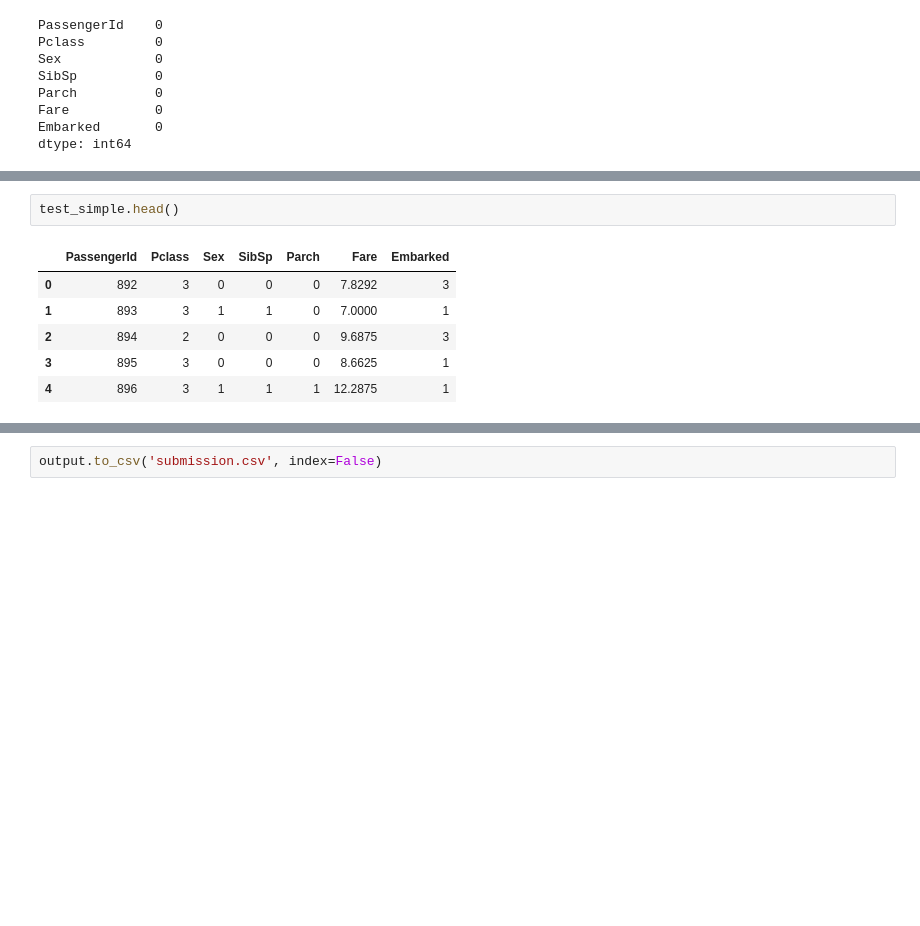
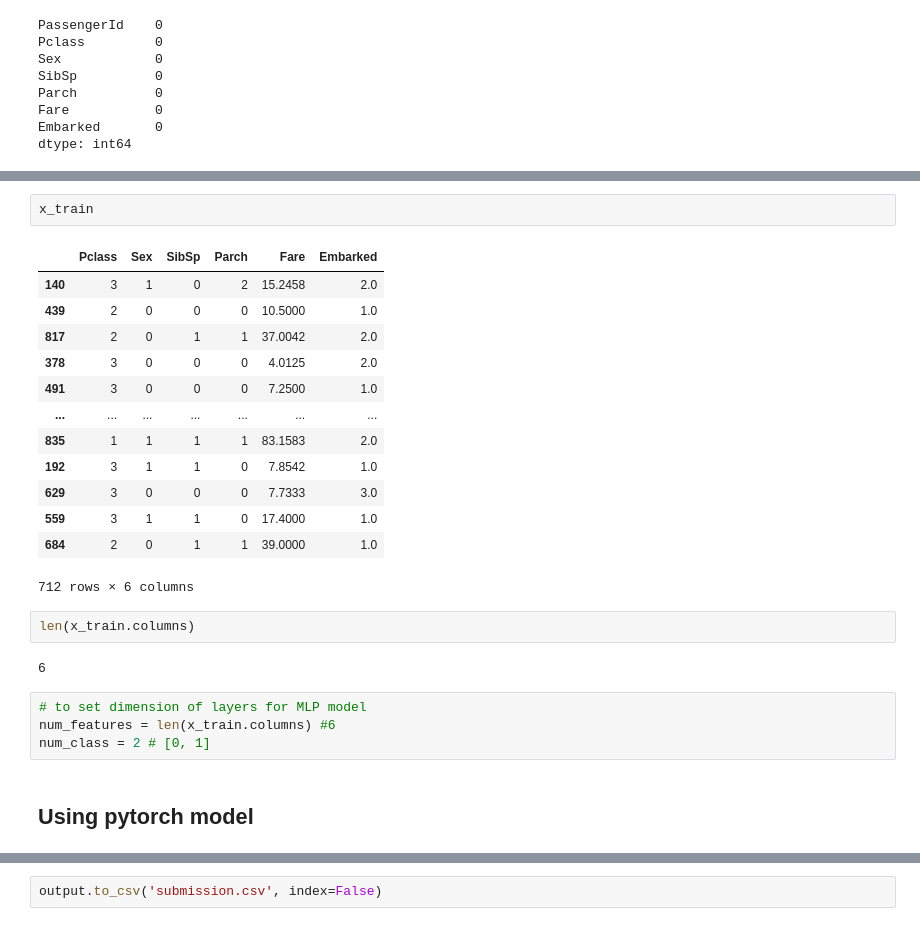
Before and after one commit to kaiyoo/tutorials, a Jupyter notebook: titanic-tuturial.ipynb, the cells around one changed output, grey strips where cells are left out. Cells and saved outputs as stored; diff of their text form; blank space fills up the shorter version.

```diff
--- a/titanic-tuturial.ipynb
+++ b/titanic-tuturial.ipynb
@@ -159,9 +161,26 @@ print(acc_perceptron)
-# %%
-test_simple.head()
-# %% [output]
-|  | PassengerId | Pclass | Sex | SibSp | Parch | Fare | Embarked |
-| 0 | 892 | 3 | 0 | 0 | 0 | 7.8292 | 3 |
-| 1 | 893 | 3 | 1 | 1 | 0 | 7.0000 | 1 |
-| 2 | 894 | 2 | 0 | 0 | 0 | 9.6875 | 3 |
-| 3 | 895 | 3 | 0 | 0 | 0 | 8.6625 | 1 |
-| 4 | 896 | 3 | 1 | 1 | 1 | 12.2875 | 1 |
+# %%
+x_train
+# %% [output]
+|  | Pclass | Sex | SibSp | Parch | Fare | Embarked |
+| 140 | 3 | 1 | 0 | 2 | 15.2458 | 2.0 |
+| 439 | 2 | 0 | 0 | 0 | 10.5000 | 1.0 |
+| 817 | 2 | 0 | 1 | 1 | 37.0042 | 2.0 |
+| 378 | 3 | 0 | 0 | 0 | 4.0125 | 2.0 |
+| 491 | 3 | 0 | 0 | 0 | 7.2500 | 1.0 |
+| ... | ... | ... | ... | ... | ... | ... |
+| 835 | 1 | 1 | 1 | 1 | 83.1583 | 2.0 |
+| 192 | 3 | 1 | 1 | 0 | 7.8542 | 1.0 |
+| 629 | 3 | 0 | 0 | 0 | 7.7333 | 3.0 |
+| 559 | 3 | 1 | 1 | 0 | 17.4000 | 1.0 |
+| 684 | 2 | 0 | 1 | 1 | 39.0000 | 1.0 |
+712 rows × 6 columns
+# %%
+len(x_train.columns)
+# %% [output]
+6
+# %%
+# to set dimension of layers for MLP model
+num_features = len(x_train.columns) #6
+num_class = 2 # [0, 1]
+# %% [markdown]
+## Using pytorch model
```
Also changed, not shown: parts of 11 cells of this notebook.
